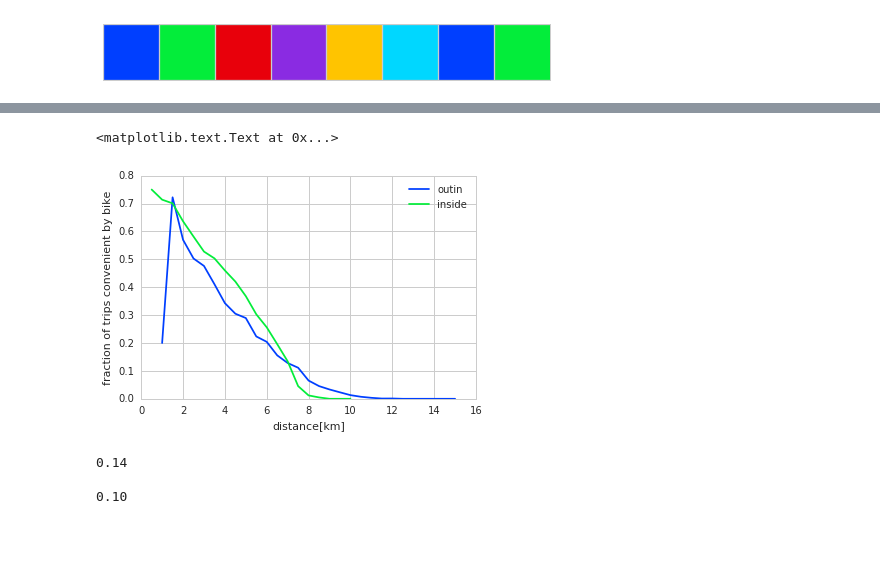
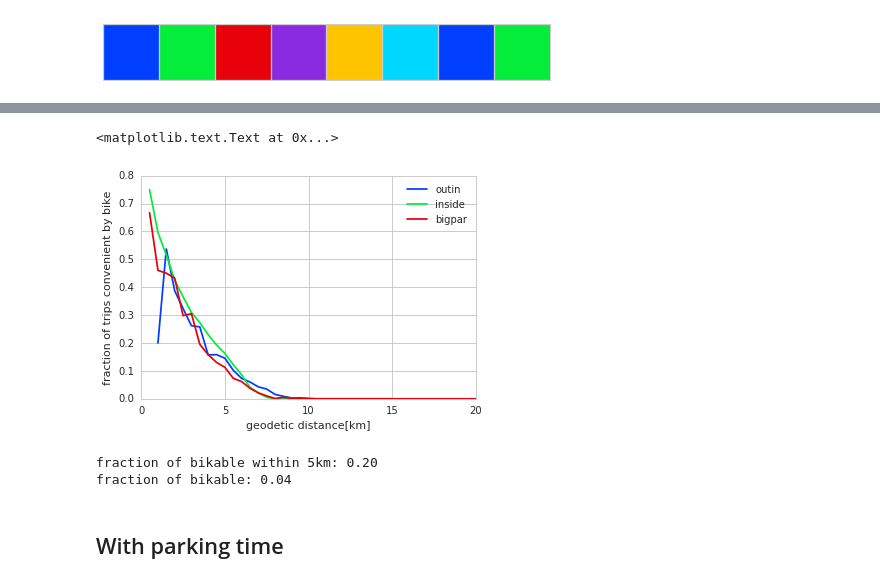
Before and after one commit to astyonax/TimingParis, a Jupyter notebook: notebooks/TimeParis-plots-kgCO2.ipynb, the cells around one changed output, grey strips where cells are left out. Drawn from its saved outputs; the diff is of its cells as text; code cells hidden in the pictures; blank space fills up the shorter version.

Commit message:
added plots including parking time

```diff
--- a/notebooks/TimeParis-plots-kgCO2.ipynb
+++ b/notebooks/TimeParis-plots-kgCO2.ipynb
@@ -123,0 +68,17 @@ If you're reading this message in another notebook frontend (for example, a stat
+# %%
+def get_coupled_trips_relative_speed(mode1,mode2,df):
+    """ compatibility function to get this stuff from the data"""
+
+    # selection receipt
+    cpd = df[df.coupled>0]
+    row_mode1 = cpd[cpd['mode']==mode1]
+    row_mode2 = cpd[cpd['mode']==mode2]
+    return row_mode1,row_mode2,df
+
+bicycling,driving,df=get_coupled_trips_relative_speed('bicycling','driving',df=df)
+
+bike = bicycling[bicycling.bicycling_faster_driving==1]
+car  = driving[driving.bicycling_faster_driving==0]
+
+nobike = bicycling[bicycling.bicycling_faster_driving==0]
+nocar  = driving[driving.bicycling_faster_driving==1]
@@ -176,21 +149,21 @@ np.save(open('../data/{0:s}_bikewin_distance.npy'.format(TITLE),'wb'),data_out)
 # %%
 from glob import glob
 files = glob('../data/*_bikewin_distance.npy')
 for fin in files:
     max_distance_bin,value = np.load(fin)
-    label=fin.split('/')[1].split('_')[0]
+    label = fin.split('/')[2].split('_')[0]
     plt.plot(max_distance_bin,value,label=label)
 plt.legend()
-plt.xlabel('distance[km]')
+plt.xlabel('geodetic distance[km]')
 plt.ylabel('fraction of trips convenient by bike')
 # %% [output]
 <matplotlib.text.Text at 0x...>
-[figure, old version]
+[figure, new version]
 # %%
-print '{0:.2f}'.format(bike[bike.haversine_distance<10000].p1.shape[0]*1./bicycling[bicycling.haversine_distance<10000].p1.shape[0])
-print
-print '{0:.2f}'.format(bike.p1.shape[0]*1./bicycling.p1.shape[0])
+print 'fraction of bikable within 5km:','{0:.2f}'.format(bike[bike.haversine_distance<5000].p1.shape[0]*1./bicycling[bicycling.haversine_distance<5000].p1.shape[0])
+print 'fraction of bikable:','{0:.2f}'.format(bike.p1.shape[0]*1./bicycling.p1.shape[0])
 # %% [output]
-0.14
-
-0.10
+fraction of bikable within 5km: 0.20
+fraction of bikable: 0.04
+# %% [markdown]
+## With parking time
```
Also changed, not shown: parts of 10 cells of this notebook, 45 other files.
